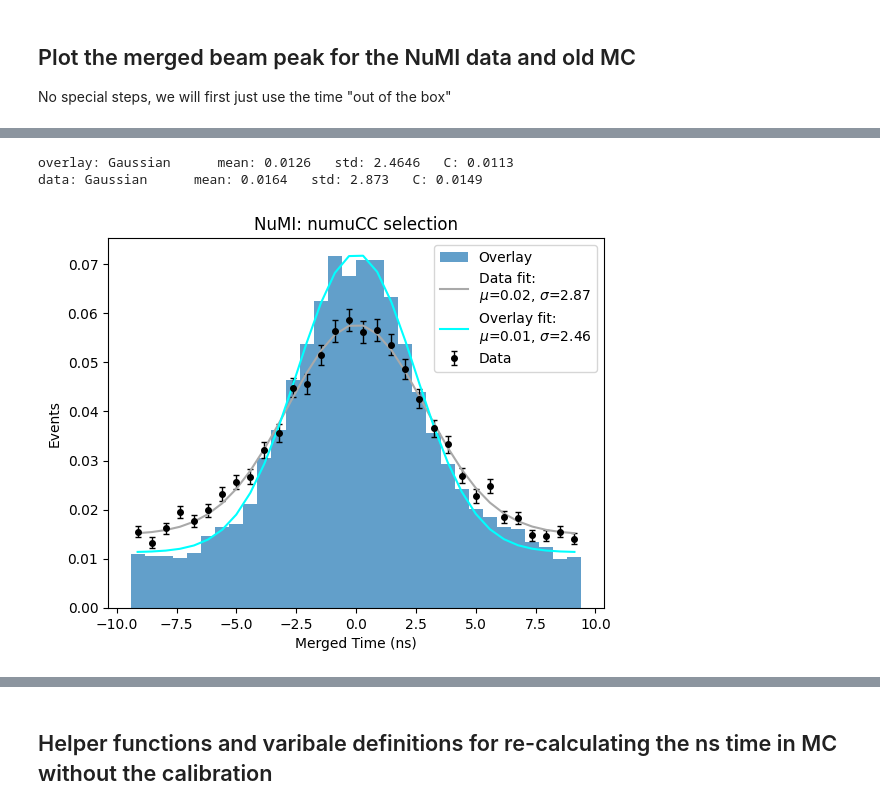
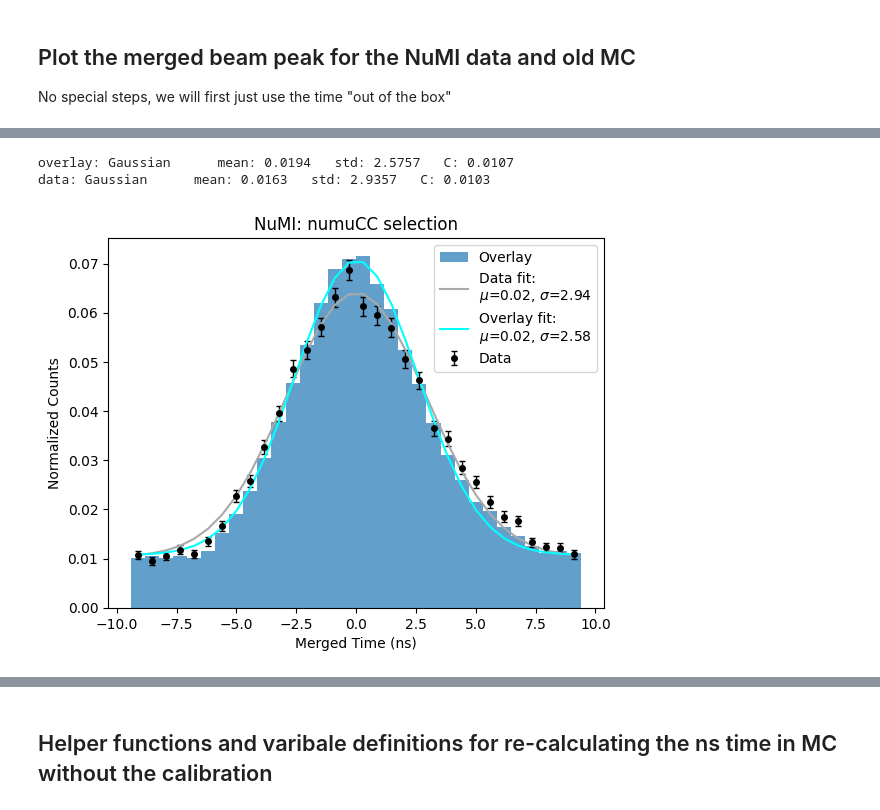
Before and after one commit to brb-rightback/ns_demo_MCC9.10, a Jupyter notebook: ns_demo_super_unified_MCC9.10.ipynb, the cells around one changed output, grey strips where cells are left out. Saved outputs shown, nothing was run; the diff lists cells and outputs as text; code cells hidden in the pictures.

```diff
--- a/ns_demo_super_unified_MCC9.10.ipynb
+++ b/ns_demo_super_unified_MCC9.10.ipynb
@@ -136,7 +202,7 @@ for i in range(len(evtTimeNS)):
         continue
 
     gap=bnb_gap
-    Shift=5.5
+    Shift=5.4
     TThelp=0
 
     TThelp = evtTimeNS[i]-Shift+gap*0.5
@@ -230,11 +476,13 @@ df_numi_data["merge_time"] = new_times
 # %%
-#load in the NuMI MC
-file = uproot.open(numi_MC_filename)
-pfeval_df = file["wcpselection"]["T_PFeval"].pandas.df(["evtTimeNS_cor","run","subrun","event"], flatten=False)
-bdt_df = file["wcpselection"]["T_BDTvars"].pandas.df(["numu_score"], flatten=False)
-df_numi_mc = pd.concat([pfeval_df,bdt_df], axis=1, sort=False)
-del pfeval_df
-del bdt_df
-print(df_numi_mc.shape[0])
-df_numi_mc = df_numi_mc.query("evtTimeNS_cor>0")
-print(df_numi_mc.shape[0])
+f_nu_overlay = uproot.open(numi_MC_filename)
+f_nu_overlay_bdt = f_nu_overlay["wcpselection"]["T_BDTvars"].arrays(bdt_vars, library='pd')
+f_nu_overlay_eval = f_nu_overlay["wcpselection"]["T_eval"].arrays(eval_data_variables+weight_vars+eval_mc_variables, library='pd')
+f_nu_overlay_pfeval = f_nu_overlay["wcpselection"]["T_PFeval"].arrays(pf_eval_data_variables+pf_eval_mc_variables, library='pd')
+f_nu_overlay_kine = f_nu_overlay["wcpselection"]["T_KINEvars"].arrays(kine_vars_data+["kine_reco_Enu"], library='pd')
+
+f_nu_overlay_pot = f_nu_overlay["wcpselection"]["T_pot"].arrays(["pot_tor875good","runNo",'subRunNo'], library='pd')
+numi_mc_pot = np.sum(f_nu_overlay_pot["pot_tor875good"].to_numpy())/1e19
+
+df_numi_mc = pd.concat([f_nu_overlay_bdt, f_nu_overlay_eval, f_nu_overlay_pfeval, f_nu_overlay_kine], axis=1, sort=False)
+
+df_numi_mc["net_weight"] = df_numi_mc["weight_cv"] * df_numi_mc["weight_spline"]
@@ -255,7 +500,7 @@ for i in range(len(evtTimeNS)):
         continue
 
     gap=numi_gap
-    Shift=7.1
+    Shift=7.0
     TThelp=0
 
     TThelp = evtTimeNS[i]-Shift+gap*0.5
@@ -268,41 +553,40 @@ df_numi_mc["merge_time"] = new_times
 # %%
 nbins = 32
 
 emulate_ext = True
 
 data = df_numi_data.query("merge_time>-9.42 and merge_time<9.42 and numu_score>0.9")["merge_time"].to_numpy()
 y,xbins = np.histogram(data,bins=nbins,range=(-9.42, 9.42))
 
 #only using overlay for now, eventually we can move towards a full data to MC comparison that includes EXT and Dirt
 overlay = df_numi_mc.query("merge_time>-9.42 and merge_time<9.42 and numu_score>0.9")["merge_time"].to_numpy()
-#weights = df_numi_mc.query("merge_time>-9.42 and merge_time<9.42 and numu_score>0.9")["net_weight"].to_numpy()
-weights = np.ones_like(df_numi_mc.query("merge_time>-9.42 and merge_time<9.42 and numu_score>0.9")["merge_time"].to_numpy())
+weights = df_numi_mc.query("merge_time>-9.42 and merge_time<9.42 and numu_score>0.9")["net_weight"].to_numpy()*numi_data_pot/numi_mc_pot
+
 if(emulate_ext):
-    ext = np.random.uniform(-9.42, 9.42, size=int(len(overlay)*0.1))
+    ext = np.random.uniform(-9.42, 9.42, size=int(sum(weights)*0.1))
     overlay = np.concatenate((overlay,ext))
-weight = np.ones_like(overlay)*len(data)/len(overlay)
-y_overlay,xbins = np.histogram(overlay,bins=nbins,range=(-9.42, 9.42),weights=weight)
+    weights = np.concatenate((weights,np.ones_like(ext)))
+y_overlay,xbins = np.histogram(overlay,bins=nbins,range=(-9.42, 9.42),weights=weights)
 
 x = get_bin_centers(xbins)
-popt_overlay,pcov = curve_fit(gaus,x,y_overlay/np.sum(y))
+popt_overlay,pcov = curve_fit(gaus,x,y_overlay/np.sum(weights))
 print("overlay: Gaussian      mean:",round(popt_overlay[1],4),"  std:",round(popt_overlay[2],4),"  C:",round(popt_overlay[3],4))
 
 popt,pcov = curve_fit(gaus,x,y/np.sum(y))
 print("data: Gaussian      mean:",round(popt[1],4),"  std:",round(popt[2],4),"  C:",round(popt[3],4))
 
 
 plt.figure()
 plt.title("NuMI: numuCC selection")
 plt.errorbar(get_bin_centers(xbins),y/np.sum(y),yerr=np.sqrt(y)/np.sum(y),ms=8, lw=1,fmt='.',ecolor = 'black',color='black', capsize=2, capthick=1, label="Data")
-plt.hist(overlay,bins=nbins,alpha=0.7,range=(-9.42, 9.42),label='Overlay',weights=weight/np.sum(y))
+plt.hist(overlay,bins=nbins,alpha=0.7,range=(-9.42, 9.42),label='Overlay',weights=weights/np.sum(weights))
 plt.plot(x,gaus(x,*popt),color='darkgray',label='Data fit:'+'\n'+f"$\mu$={round(popt[1],2)}, $\sigma$={round(abs(popt[2]),2)}")
 plt.plot(x,gaus(x,*popt_overlay),color='cyan',label='Overlay fit:'+'\n'+f"$\mu$={round(popt_overlay[1],2)}, $\sigma$={round(abs(popt_overlay[2]),2)}")
-plt.ylabel("Events")
+plt.ylabel("Normalized Counts")
 plt.xlabel("Merged Time (ns)")
-#plt.ylim(0,0.09)
 plt.legend()
 plt.show()
 # %% [output]
-overlay: Gaussian      mean: 0.0126   std: 2.4646   C: 0.0113
-data: Gaussian      mean: 0.0164   std: 2.873   C: 0.0149
+overlay: Gaussian      mean: 0.0194   std: 2.5757   C: 0.0107
+data: Gaussian      mean: 0.0163   std: 2.9357   C: 0.0103
-[figure, old version]
+[figure, new version]
```
Also changed, not shown: parts of 61 cells of this notebook.
